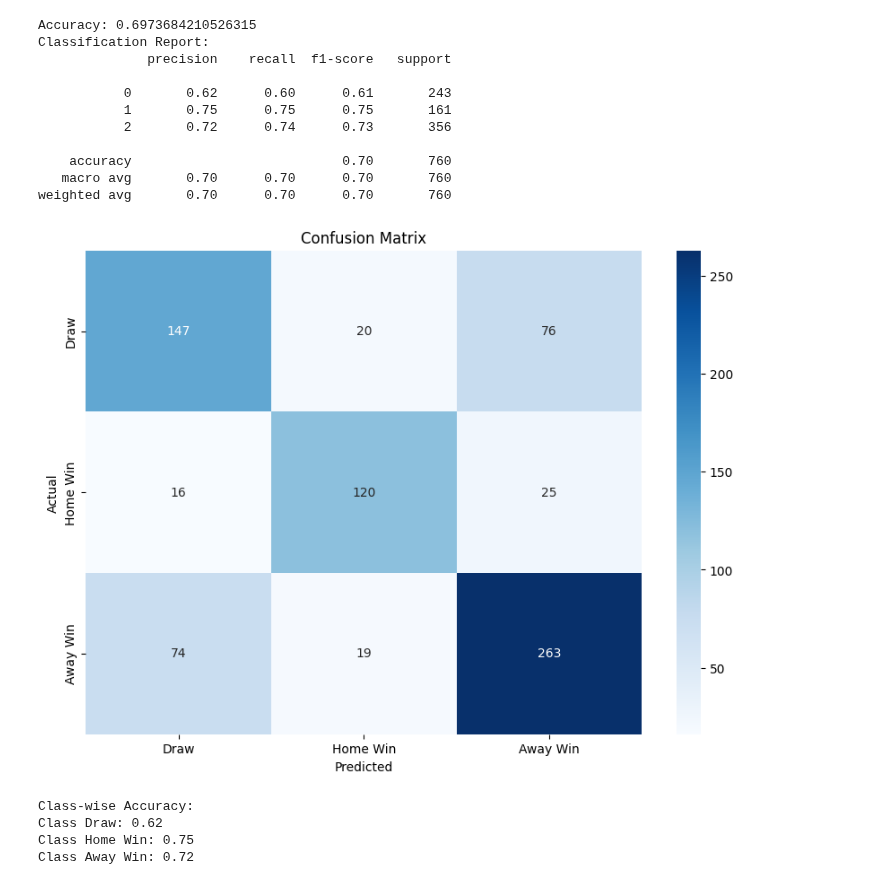
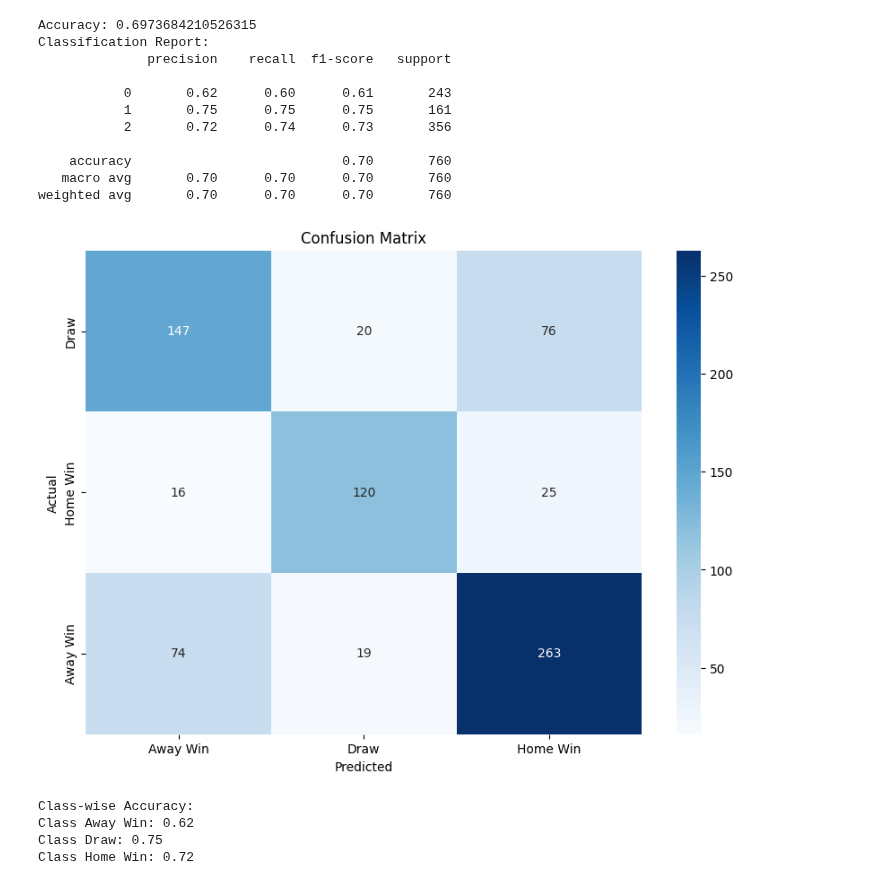
Before and after one commit to ML-Project-PremierInsights/ELO-Insights, a Jupyter notebook: Neural Networks/MLP.ipynb, the cells around one changed output. Drawn from its saved outputs; the diff is of its cells as text; code cells hidden in the pictures.

Commit message:
ANN and MLP confusion matrix

```diff
--- a/Neural Networks/MLP.ipynb
+++ b/Neural Networks/MLP.ipynb
@@ -87,27 +87,27 @@ weighted avg       0.70      0.70      0.70       760
 # %%
 conf_matrix = confusion_matrix(y_test, y_pred)
 plt.figure(figsize=(10, 7))
-sns.heatmap(conf_matrix, annot=True, fmt='d', cmap='Blues', xticklabels=['Draw', 'Home Win', 'Away Win'], yticklabels=['Draw', 'Home Win', 'Away Win'])
+sns.heatmap(conf_matrix, annot=True, fmt='d', cmap='Blues', xticklabels=['Away Win','Draw', 'Home Win'], yticklabels=['Draw', 'Home Win', 'Away Win'])
 plt.xlabel('Predicted')
 plt.ylabel('Actual')
 plt.title('Confusion Matrix')
 plt.show()
 
 class_report = classification_report(y_test, y_pred, output_dict=True)
 print("Class-wise Accuracy:")
 for label, metrics in class_report.items():
     if label == '0':
+        class_name = 'Away Win'
+    elif label == '1':
         class_name = 'Draw'
-    elif label == '1':
+    elif label == '2':
         class_name = 'Home Win'
-    elif label == '2':
-        class_name = 'Away Win'
     else:
         continue
     print(f"Class {class_name}: {metrics['precision']:.2f}")
 # %% [output]
-[figure, old version]
+[figure, new version]
 Class-wise Accuracy:
-Class Draw: 0.62
-Class Home Win: 0.75
-Class Away Win: 0.72
+Class Away Win: 0.62
+Class Draw: 0.75
+Class Home Win: 0.72
```
Also changed, not shown: 1 other file.
